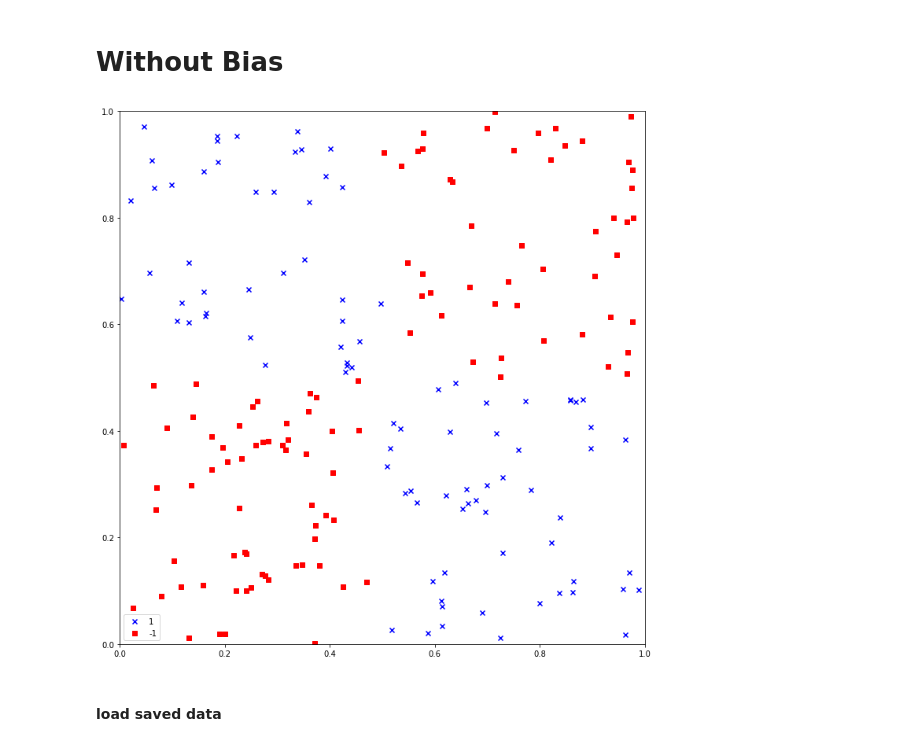
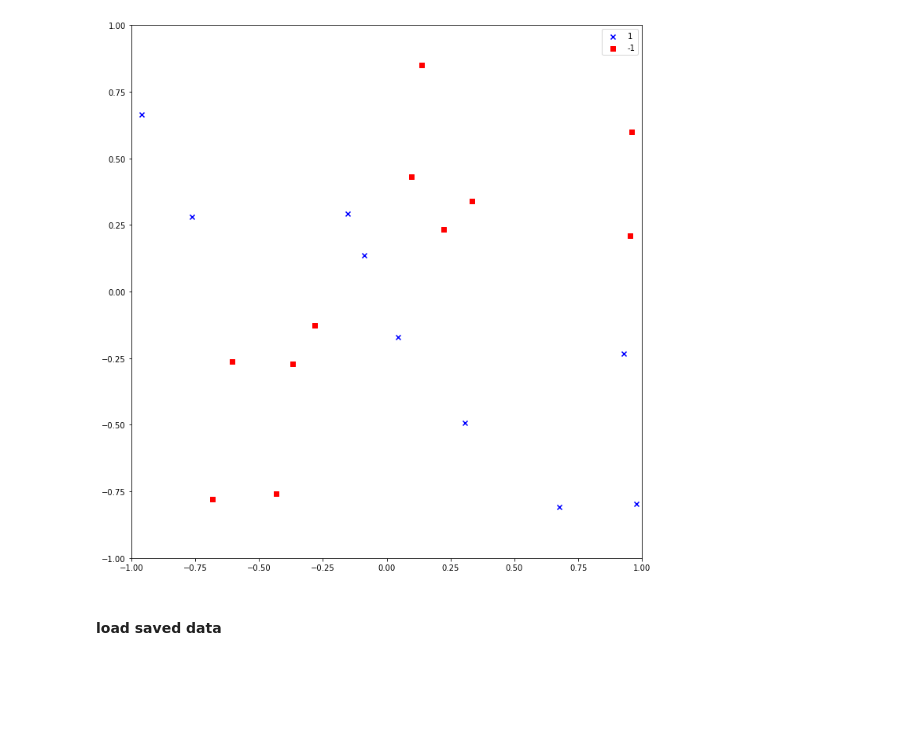
Before and after one commit to SubhamSubhasisPatra/quantumML-health, a Jupyter notebook: version6-xor-experiments.ipynb, the cells around one changed output. Saved outputs shown, nothing was run; the diff lists cells and outputs as text; code cells hidden in the pictures; blank space fills up the shorter version.

```diff
--- a/version6-xor-experiments.ipynb
+++ b/version6-xor-experiments.ipynb
@@ -13,38 +14,37 @@ import json
 
 from code.experiment_functions import *
-# %% [markdown]
-# Without Bias
 # %%
 from matplotlib.colors import ListedColormap
 import matplotlib.pyplot as plt
 import warnings
 import numpy as np
 
 # Create Dataset
 np.random.seed(0)
-X_xor = np.random.rand(200, 4)
-y_xor = np.logical_xor(X_xor[:, 0] > 0.5,
-                       X_xor[:, 1] > 0.5)
+X_xor =  np.random.uniform(-1, 1, (20, 4)) #np.random.rand(200, 4)
+
+y_xor = np.logical_xor(X_xor[:, 0] > 0,
+                       X_xor[:, 1] > 0)
 y_xor = np.where(y_xor, 1, -1)
 
 fig = plt.figure(figsize=(10,10))
 plt.scatter(X_xor[y_xor == 1, 0],
             X_xor[y_xor == 1, 1],
             c='b', marker='x',
             label='1')
 plt.scatter(X_xor[y_xor == -1, 0],
             X_xor[y_xor == -1, 1],
             c='r',
             marker='s',
             label='-1')
 
-plt.xlim([0, 1])
-plt.ylim([0, 1])
+plt.xlim([-1, 1])
+plt.ylim([-1, 1])
 plt.legend(loc='best')
 plt.tight_layout()
 plt.show()
 # %% [output]
-[figure, old version]
+[figure, new version]
 # %%
 from sklearn.model_selection import train_test_split
 X_xor = np.round(X_xor, 2)
```
Also changed, not shown: parts of 34 cells of this notebook, 5 other files.
